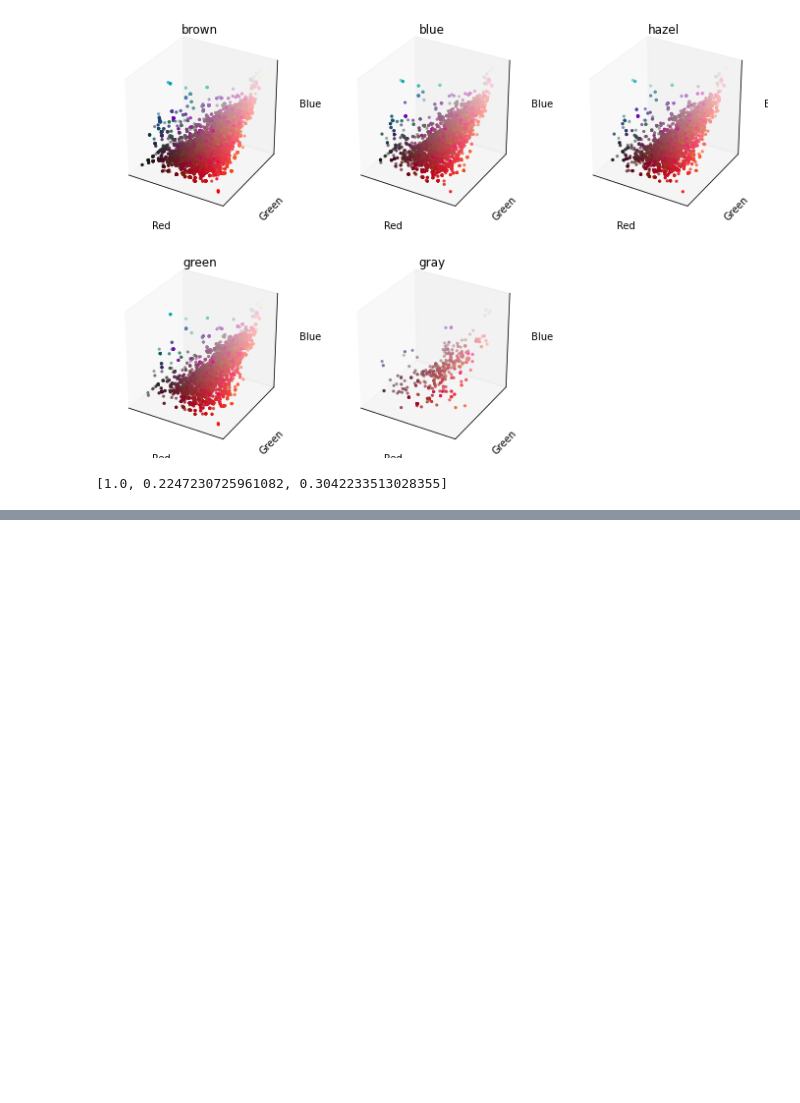
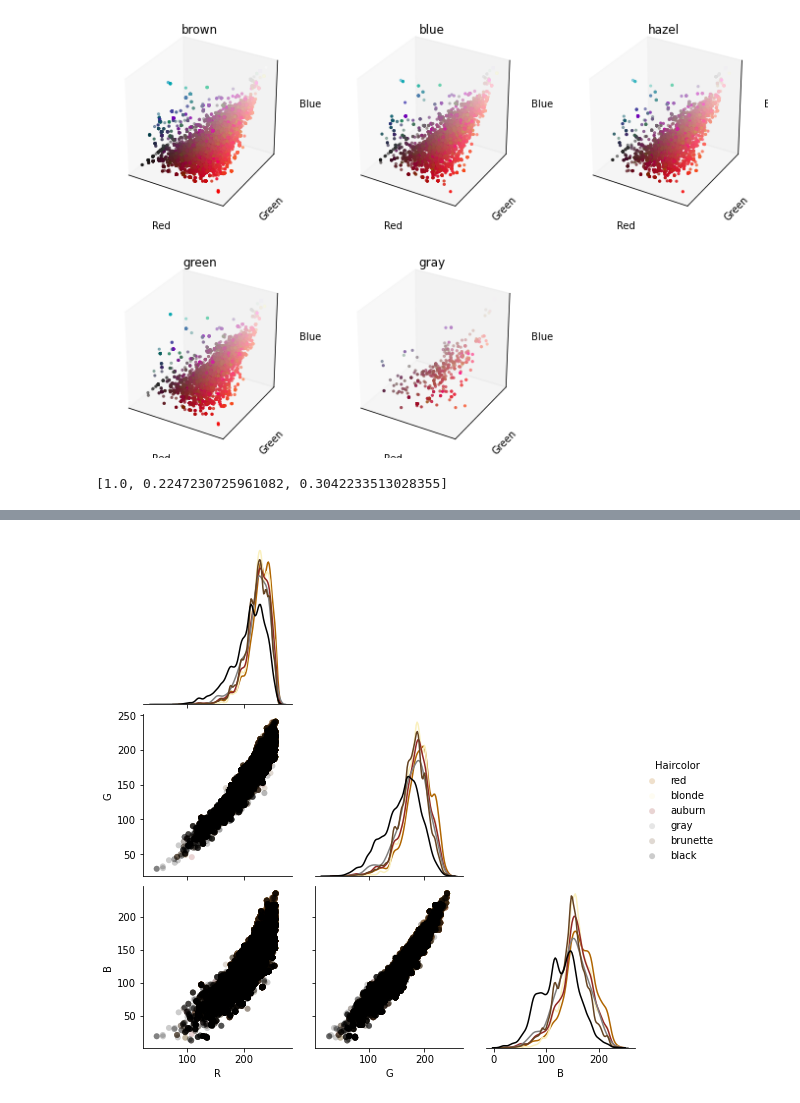
Before and after one commit to koeunlim/WebScraping-Sephora, a Jupyter notebook: 03_Sephora_EDA.ipynb, the cells around one changed output, grey strips where cells are left out. Saved outputs shown, nothing was run; the diff lists cells and outputs as text; code cells hidden in the pictures; blank space fills up the shorter version.

```diff
--- a/03_Sephora_EDA.ipynb
+++ b/03_Sephora_EDA.ipynb
@@ -296,6 +335,8 @@ fig_R, ax_R = plt.subplots()
 fig_G, ax_G = plt.subplots()
 fig_B, ax_B = plt.subplots()
 hair_colors=[[0.69, 0.396, 0],[0.98, 0.941, 0.745],[0.573,0.153,0.141],[0.5, 0.5, 0.5],[0.396,0.263,0.129],[0,0,0]]
+haircolor_colors = hair_colors  # save for later use
+%store 'haircolor_colors'
 for i_hair, haircolor in enumerate(haircolors):
     sns.distplot(df[(df.Category == 'lipstick') & (df.Haircolor == haircolor)][['R']], label=haircolor,
                  hist=False,color=hair_colors[i_hair],ax=ax_R)
@@ -590,0 +645,8 @@ Lipstick Shades by Eyecolor
+# %%
+# foundation - haircolor
+pair_hair = sns.pairplot(data=df[df.Category == 'foundation-makeup'],vars=['R','G','B'],diag_kind='kde',
+                         hue='Haircolor',hue_order=haircolors,
+                         palette=sns.set_palette(sns.color_palette(haircolor_colors)),
+                         plot_kws=dict(alpha=0.2,edgecolor=[]), diag_kws=dict(shade=False), corner=True)
+# %% [output]
+[figure, added]
```
Also changed, not shown: parts of 18 cells of this notebook, 11 other files.
